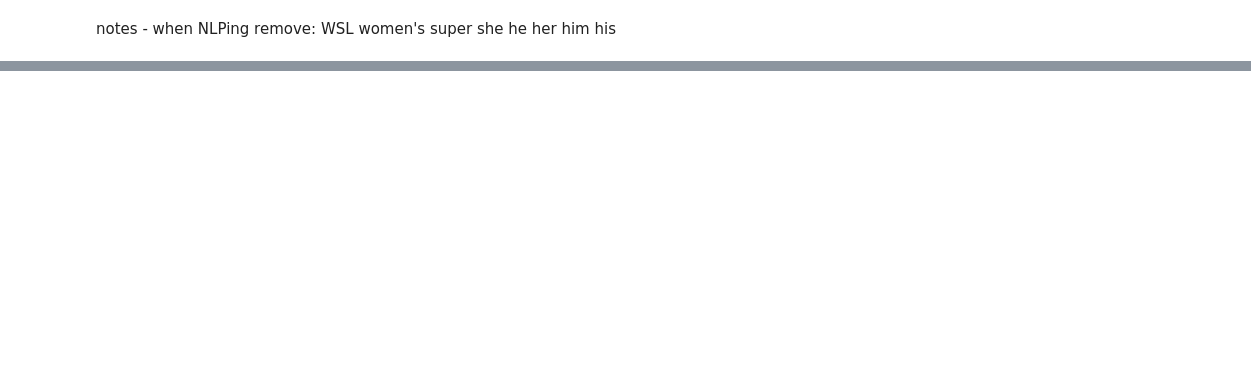
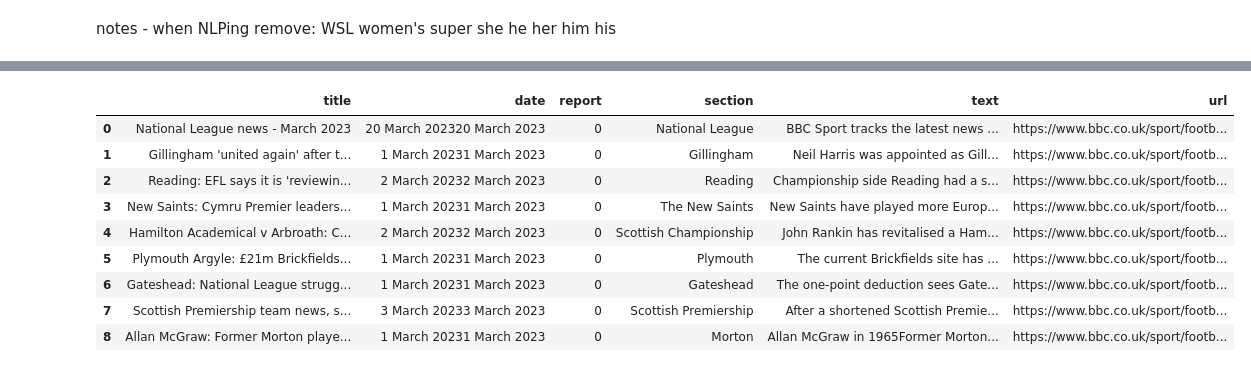
Before and after one commit to jyirrell/bbc_sport, a Jupyter notebook: bbcsport_scrape.ipynb, the cells around one changed output, grey strips where cells are left out. Saved outputs shown, nothing was run; the diff lists cells and outputs as text; code cells hidden in the pictures; blank space fills up the shorter version.

```diff
--- a/bbcsport_scrape.ipynb
+++ b/bbcsport_scrape.ipynb
@@ -141,0 +91,14 @@ data = {"title" : title,
+# %%
+df1 = pd.DataFrame(data)
+df1
+# %% [output]
+|  | title | date | report | section | text | url |
+| 0 | National League news - March 2023 | 20 March 202320 March 2023 | 0 | National League | BBC Sport tracks the latest news ... | https://www.bbc.co.uk/sport/footb... |
+| 1 | Gillingham 'united again' after t... | 1 March 20231 March 2023 | 0 | Gillingham | Neil Harris was appointed as Gill... | https://www.bbc.co.uk/sport/footb... |
+| 2 | Reading: EFL says it is 'reviewin... | 2 March 20232 March 2023 | 0 | Reading | Championship side Reading had a s... | https://www.bbc.co.uk/sport/footb... |
+| 3 | New Saints: Cymru Premier leaders... | 1 March 20231 March 2023 | 0 | The New Saints | New Saints have played more Europ... | https://www.bbc.co.uk/sport/footb... |
+| 4 | Hamilton Academical v Arbroath: C... | 2 March 20232 March 2023 | 0 | Scottish Championship | John Rankin has revitalised a Ham... | https://www.bbc.co.uk/sport/footb... |
+| 5 | Plymouth Argyle: £21m Brickfields... | 1 March 20231 March 2023 | 0 | Plymouth | The current Brickfields site has ... | https://www.bbc.co.uk/sport/footb... |
+| 6 | Gateshead: National League strugg... | 1 March 20231 March 2023 | 0 | Gateshead | The one-point deduction sees Gate... | https://www.bbc.co.uk/sport/footb... |
+| 7 | Scottish Premiership team news, s... | 3 March 20233 March 2023 | 0 | Scottish Premiership | After a shortened Scottish Premie... | https://www.bbc.co.uk/sport/footb... |
+| 8 | Allan McGraw: Former Morton playe... | 1 March 20231 March 2023 | 0 | Morton | Allan McGraw in 1965Former Morton... | https://www.bbc.co.uk/sport/footb... |
```
Also changed, not shown: parts of 30 cells of this notebook.
